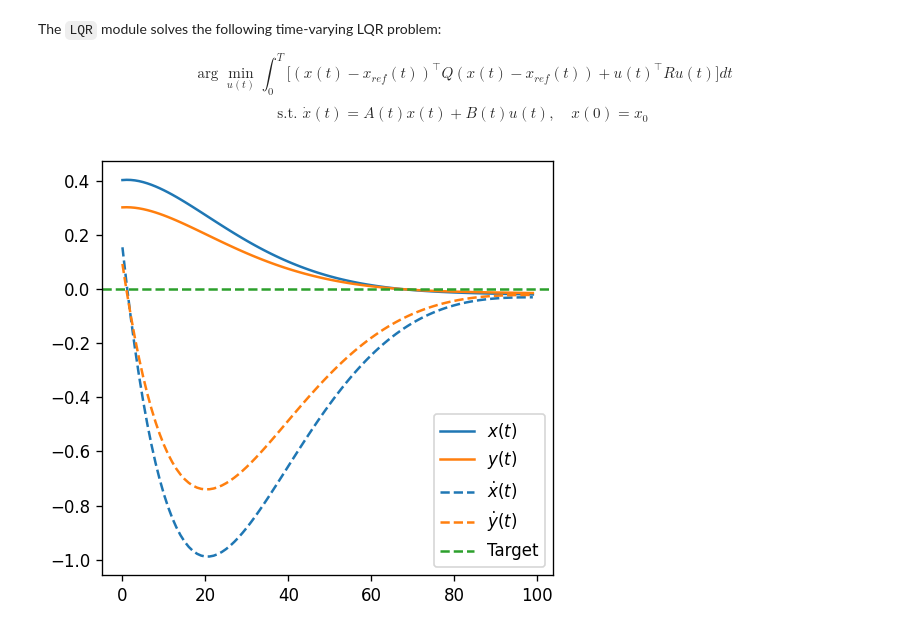
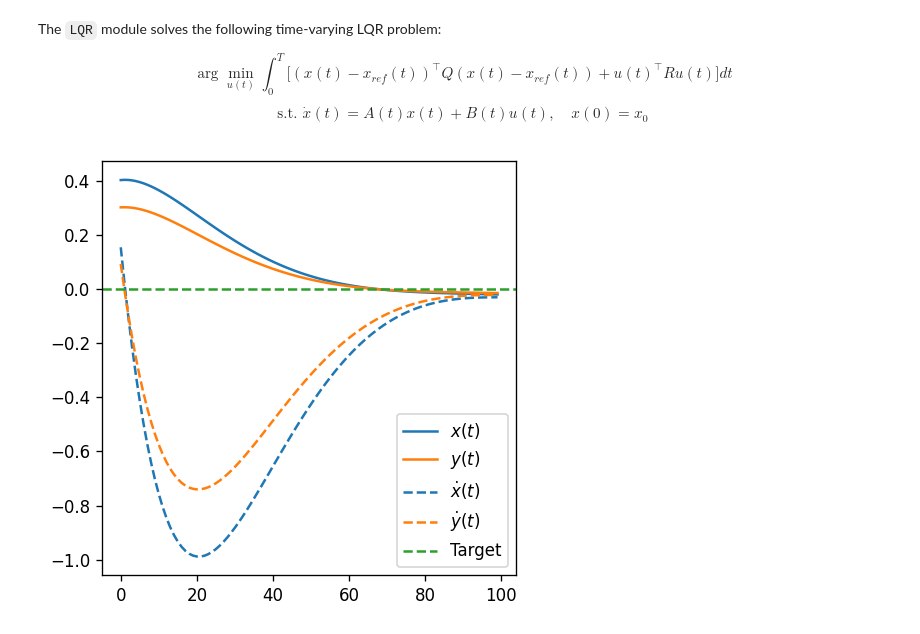
Before and after one commit to TianyuQ/psel_jax, a Jupyter notebook: examples/lqr_example.ipynb, the cells around one changed output. Drawn from its saved outputs; the diff is of its cells as text; code cells hidden in the pictures.

```diff
--- a/examples/lqr_example.ipynb
+++ b/examples/lqr_example.ipynb
@@ -26,25 +26,25 @@ class DoubleIntegratorLQR(LQR):
 # %%
 Q = jnp.diag(jnp.array([1.0, 1.0, 0.01, 0.01]))
 R = jnp.eye(2) * 0.001
 double_integraotr_lqr = DoubleIntegratorLQR(dt=0.01, x_dim=4, u_dim=2, Q=Q, R=R)
 
 tsteps = 100
 ref_x_traj = jnp.zeros((tsteps, 4))
 
 x0 = jnp.array([0.4, 0.3, 0.3, 0.2])
 dummy_u_traj = jnp.zeros((tsteps, 2))
 
 dummy_x_traj, A_traj, B_traj = double_integraotr_lqr.linearize_dyn(x0, dummy_u_traj)
 opt_u_traj, opt_x_traj = double_integraotr_lqr.solve(x0, A_traj, B_traj, ref_x_traj)
 
-fig, ax = plt.subplots(1, 1, figsize=(4.5,4), dpi=120, tight_layout=True)
+fig, ax = plt.subplots(1, 1, figsize=(4.2,4), dpi=120, tight_layout=True)
 ax.plot(opt_x_traj[:,0], color='C0', label=r'$x(t)$')
 ax.plot(opt_x_traj[:, 1], color='C1', label=r'$y(t)$')
 ax.plot(opt_x_traj[:, 2], color='C0', linestyle='--', label=r'$\dot{x}(t)$')
 ax.plot(opt_x_traj[:, 3], color='C1', linestyle='--', label=r'$\dot{y}(t)$')
 ax.axhline(0.0, 0.0, 1.0, color='C2', linestyle='--', label='Target')
 ax.legend()
 plt.show()
 plt.close()
 # %% [output]
-[figure, old version]
+[figure, new version]
```
Also changed, not shown: 8 other files.
